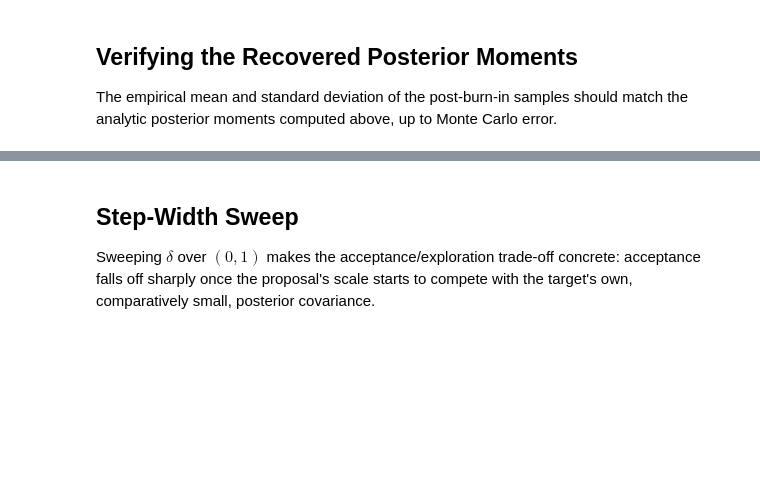
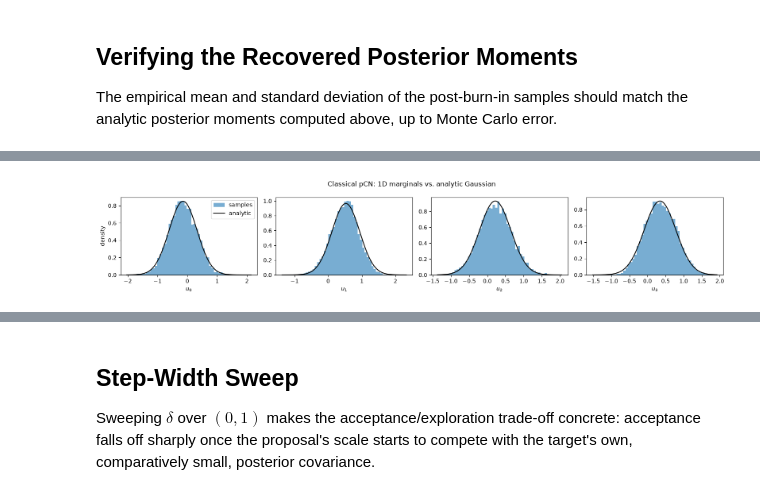
Before and after one commit to maximilian-kruse/ls-bayesian, a Jupyter notebook: tutorials/mcmc/pcn.ipynb, the cells around one changed output, grey strips where cells are left out. Drawn from its saved outputs; the diff is of its cells as text; code cells hidden in the pictures; blank space fills up the shorter version.

```diff
--- a/tutorials/mcmc/pcn.ipynb
+++ b/tutorials/mcmc/pcn.ipynb
@@ -218,0 +246,16 @@ report_moment_recovery(classical_samples, "Classical pCN")
+# %%
+fig, axes = plt.subplots(1, STATE_DIM, figsize=(4 * STATE_DIM, 3))
+for component, ax in enumerate(axes):
+    ax.hist(classical_samples[:, component], bins=50, density=True, alpha=0.6, label="samples")
+    grid = np.linspace(*ax.get_xlim(), 200)
+    analytic_density = norm.pdf(
+        grid, posterior_mean[component], posterior_standard_deviation[component]
+    )
+    ax.plot(grid, analytic_density, color="black", label="analytic")
+    ax.set_xlabel(f"$u_{component}$")
+axes[0].set_ylabel("density")
+axes[0].legend()
+fig.suptitle("Classical pCN: 1D marginals vs. analytic Gaussian")
+fig.tight_layout()
+# %% [output]
+[figure, added]
```
Also changed, not shown: parts of 19 cells of this notebook, 2 other files.
